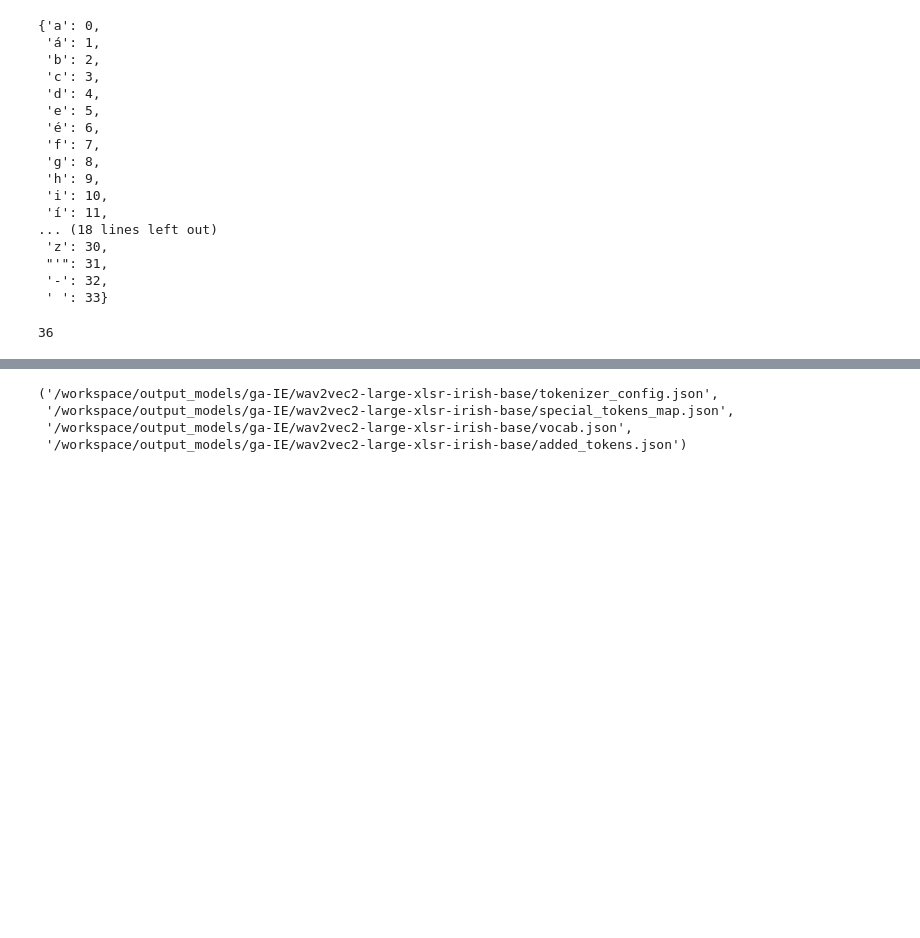
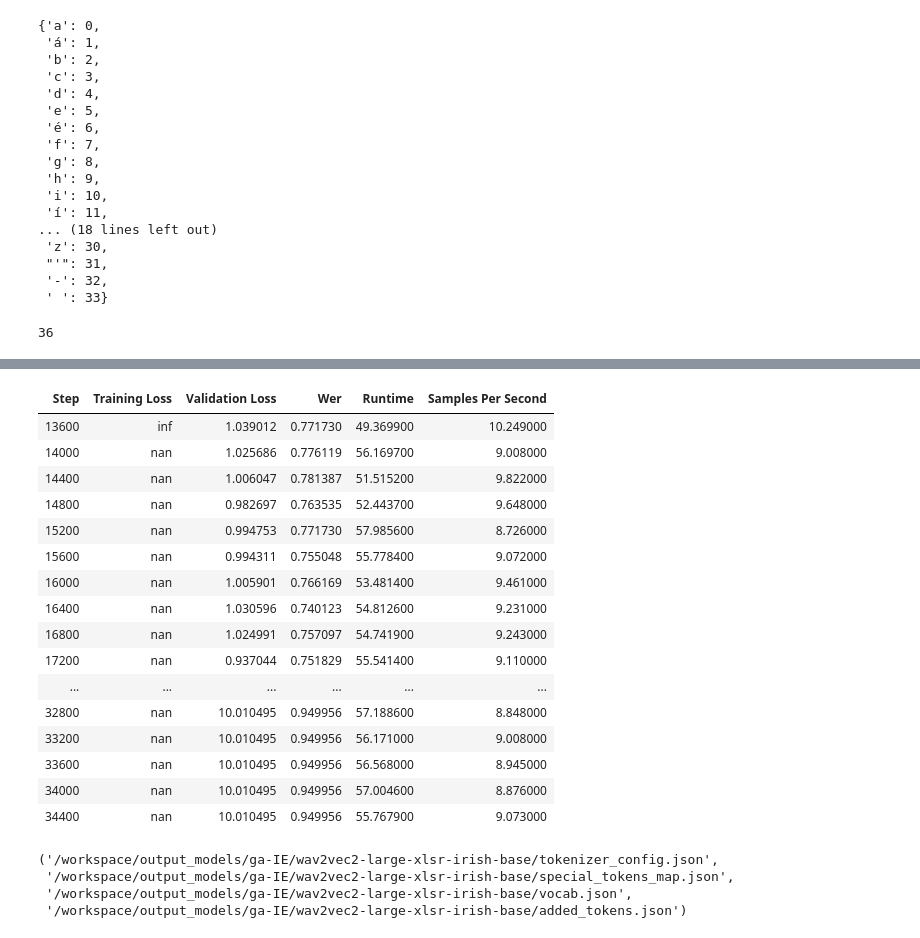
Before and after one commit to jimregan/wav2vec2-sprint, a Jupyter notebook: irish/fine-tune-xlsr-wav2vec2-on-irish-asr-with-transformers-extra.ipynb, the cells around one changed output, grey strips where cells are left out. Saved outputs shown, nothing was run; the diff lists cells and outputs as text; code cells hidden in the pictures; blank space fills up the shorter version.

```diff
--- a/irish/fine-tune-xlsr-wav2vec2-on-irish-asr-with-transformers-extra.ipynb
+++ b/irish/fine-tune-xlsr-wav2vec2-on-irish-asr-with-transformers-extra.ipynb
@@ -10,10 +10,10 @@ import os
 language_code = 'ga-IE'
 language_name = 'irish'
 base_model = "facebook/wav2vec2-large-xlsr-53"
-pretrain_model = f"jimregan/wav2vec2-large-xlsr-{language_name}-extra"
+pretrain_model = f"jimregan/wav2vec2-large-xlsr-{language_name}-extra1"
 
 data_dir = f"/workspace/data/{language_code}"
-output_models_dir = f"/workspace/output_models/{language_code}/wav2vec2-large-xlsr-{language_name}-extra"
+output_models_dir = f"/workspace/output_models/{language_code}/wav2vec2-large-xlsr-{language_name}-extra1"
 # %%
 from datasets import load_dataset, load_metric
 
@@ -165,2 +169,5 @@ teanglann.save_to_disk('/workspace/data/irish/teanglann')
+# %%
+from datasets import Dataset
+teanglann = Dataset.load_from_disk('/workspace/data/irish/teanglann')
 # %%
 livingaudio = livingaudio.map(speech_file_to_array_fn, remove_columns=livingaudio.column_names)
@@ -311,10 +319,10 @@ from transformers import TrainingArguments
 training_args = TrainingArguments(
   output_dir=output_models_dir,
   group_by_length=True,
-  per_device_train_batch_size=16,
+  per_device_train_batch_size=32,
   gradient_accumulation_steps=2,
   evaluation_strategy="steps",
-  num_train_epochs=60,
+  num_train_epochs=30,
   fp16=True,
   save_steps=400,
   eval_steps=400,
@@ -335,5 +343,3 @@ trainer = Trainer(
     eval_dataset=common_voice_test,
     tokenizer=processor.feature_extractor,
 )
-# %%
-trainer.train()
@@ -369,0 +346,3 @@ Run data is saved locally in /workspace/wav2vec2-sprint/irish/wandb/run-20210329
+# %%
+trainer.train('/workspace/output_models/ga-IE/wav2vec2-large-xlsr-irish-extra/checkpoint-13200')
+# %% [output]
@@ -370,3 +350,20 @@ Run data is saved locally in /workspace/wav2vec2-sprint/irish/wandb/run-20210329
+| Step | Training Loss | Validation Loss | Wer | Runtime | Samples Per Second |
+| 13600 | inf | 1.039012 | 0.771730 | 49.369900 | 10.249000 |
+| 14000 | nan | 1.025686 | 0.776119 | 56.169700 | 9.008000 |
+| 14400 | nan | 1.006047 | 0.781387 | 51.515200 | 9.822000 |
+| 14800 | nan | 0.982697 | 0.763535 | 52.443700 | 9.648000 |
+| 15200 | nan | 0.994753 | 0.771730 | 57.985600 | 8.726000 |
+| 15600 | nan | 0.994311 | 0.755048 | 55.778400 | 9.072000 |
+| 16000 | nan | 1.005901 | 0.766169 | 53.481400 | 9.461000 |
+| 16400 | nan | 1.030596 | 0.740123 | 54.812600 | 9.231000 |
+| 16800 | nan | 1.024991 | 0.757097 | 54.741900 | 9.243000 |
+| 17200 | nan | 0.937044 | 0.751829 | 55.541400 | 9.110000 |
+| ... | ... | ... | ... | ... | ... |
+| 32800 | nan | 10.010495 | 0.949956 | 57.188600 | 8.848000 |
+| 33200 | nan | 10.010495 | 0.949956 | 56.171000 | 9.008000 |
+| 33600 | nan | 10.010495 | 0.949956 | 56.568000 | 8.945000 |
+| 34000 | nan | 10.010495 | 0.949956 | 57.004600 | 8.876000 |
+| 34400 | nan | 10.010495 | 0.949956 | 55.767900 | 9.073000 |
 # %%
 trainer.save_model(output_models_dir)
 tokenizer.save_pretrained(output_models_dir)
```
Also changed, not shown: parts of 14 cells of this notebook.
